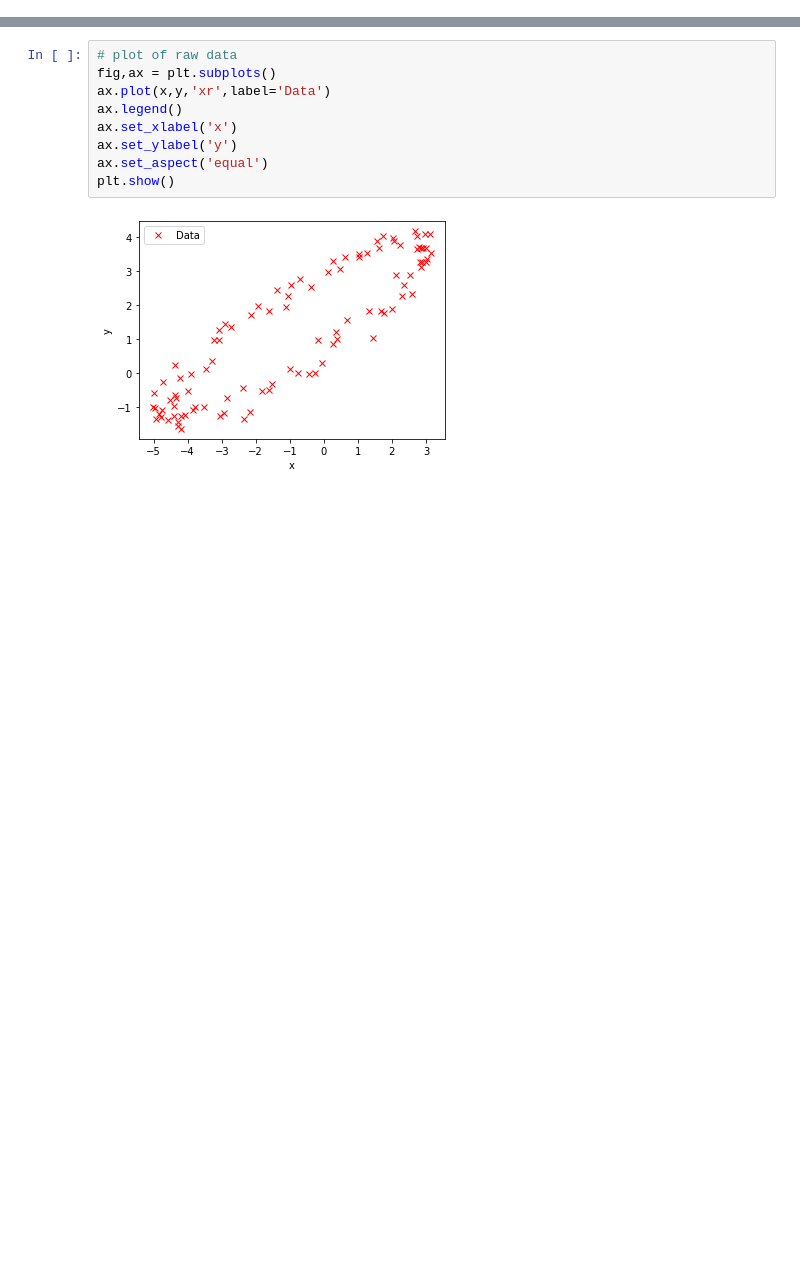
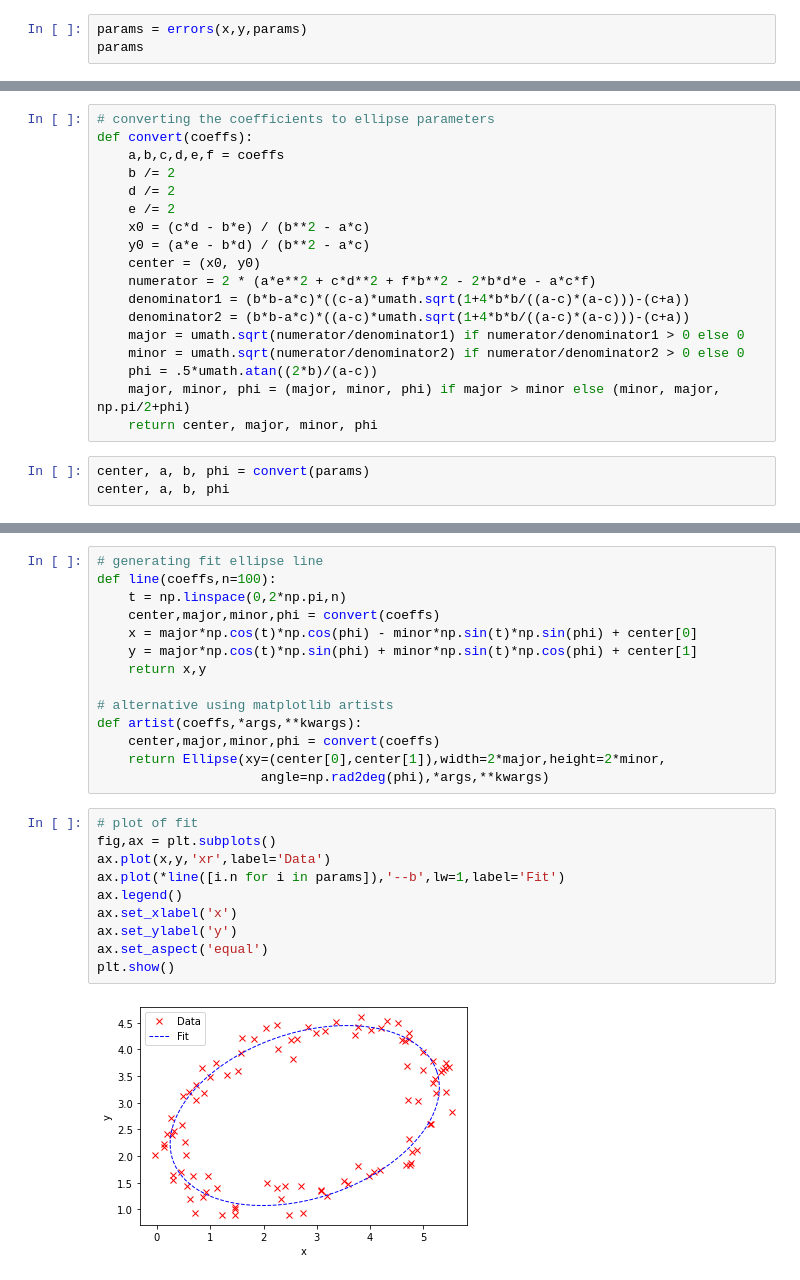
Before and after one commit to affanadly/Ellipse-Fit-Uncertainty, a Jupyter notebook: derivation.ipynb, the cells around one changed output, grey strips where cells are left out. Cells and saved outputs as stored; diff of their text form; blank space fills up the shorter version.

```diff
--- a/derivation.ipynb
+++ b/derivation.ipynb
@@ -28,0 +134,3 @@ x,y = generate_ellipse(np.random.uniform(1,5),np.random.uniform(1,5),
+# %%
+params = errors(x,y,params)
+params
@@ -28,0 +151,21 @@ x,y = generate_ellipse(np.random.uniform(1,5),np.random.uniform(1,5),
+# %%
+# converting the coefficients to ellipse parameters
+def convert(coeffs):
+    a,b,c,d,e,f = coeffs
+    b /= 2
+    d /= 2
+    e /= 2
+    x0 = (c*d - b*e) / (b**2 - a*c)
+    y0 = (a*e - b*d) / (b**2 - a*c)
+    center = (x0, y0)
+    numerator = 2 * (a*e**2 + c*d**2 + f*b**2 - 2*b*d*e - a*c*f)
+    denominator1 = (b*b-a*c)*((c-a)*umath.sqrt(1+4*b*b/((a-c)*(a-c)))-(c+a))
+    denominator2 = (b*b-a*c)*((a-c)*umath.sqrt(1+4*b*b/((a-c)*(a-c)))-(c+a))
+    major = umath.sqrt(numerator/denominator1) if numerator/denominator1 > 0 else 0
+    minor = umath.sqrt(numerator/denominator2) if numerator/denominator2 > 0 else 0
+    phi = .5*umath.atan((2*b)/(a-c))
+    major, minor, phi = (major, minor, phi) if major > minor else (minor, major, np.pi/2+phi)
+    return center, major, minor, phi
+# %%
+center, a, b, phi = convert(params)
+center, a, b, phi
@@ -29,11 +178,26 @@ x,y = generate_ellipse(np.random.uniform(1,5),np.random.uniform(1,5),
+# %%
+# generating fit ellipse line
+def line(coeffs,n=100):
+    t = np.linspace(0,2*np.pi,n)
+    center,major,minor,phi = convert(coeffs)
+    x = major*np.cos(t)*np.cos(phi) - minor*np.sin(t)*np.sin(phi) + center[0]
+    y = major*np.cos(t)*np.sin(phi) + minor*np.sin(t)*np.cos(phi) + center[1]
+    return x,y
+
+# alternative using matplotlib artists
+def artist(coeffs,*args,**kwargs):
+    center,major,minor,phi = convert(coeffs)
+    return Ellipse(xy=(center[0],center[1]),width=2*major,height=2*minor,
+                     angle=np.rad2deg(phi),*args,**kwargs)
 # %%
-# plot of raw data
+# plot of fit
 fig,ax = plt.subplots()
 ax.plot(x,y,'xr',label='Data')
+ax.plot(*line([i.n for i in params]),'--b',lw=1,label='Fit')
 ax.legend()
 ax.set_xlabel('x')
 ax.set_ylabel('y')
 ax.set_aspect('equal')
 plt.show()
 # %% [output]
-[figure, old version]
+[figure, new version]
```
Also changed, not shown: parts of 28 cells of this notebook, 1 other file.
